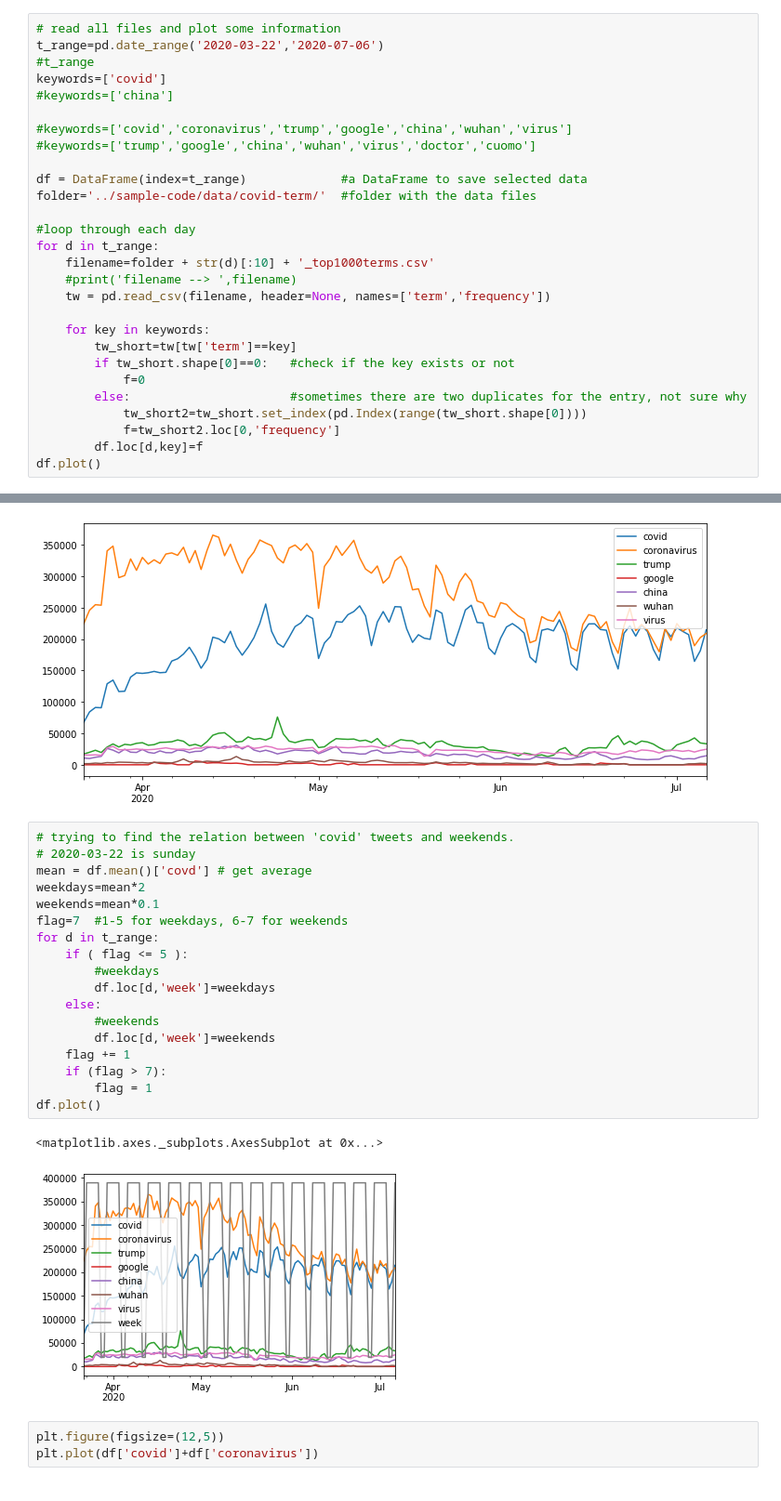
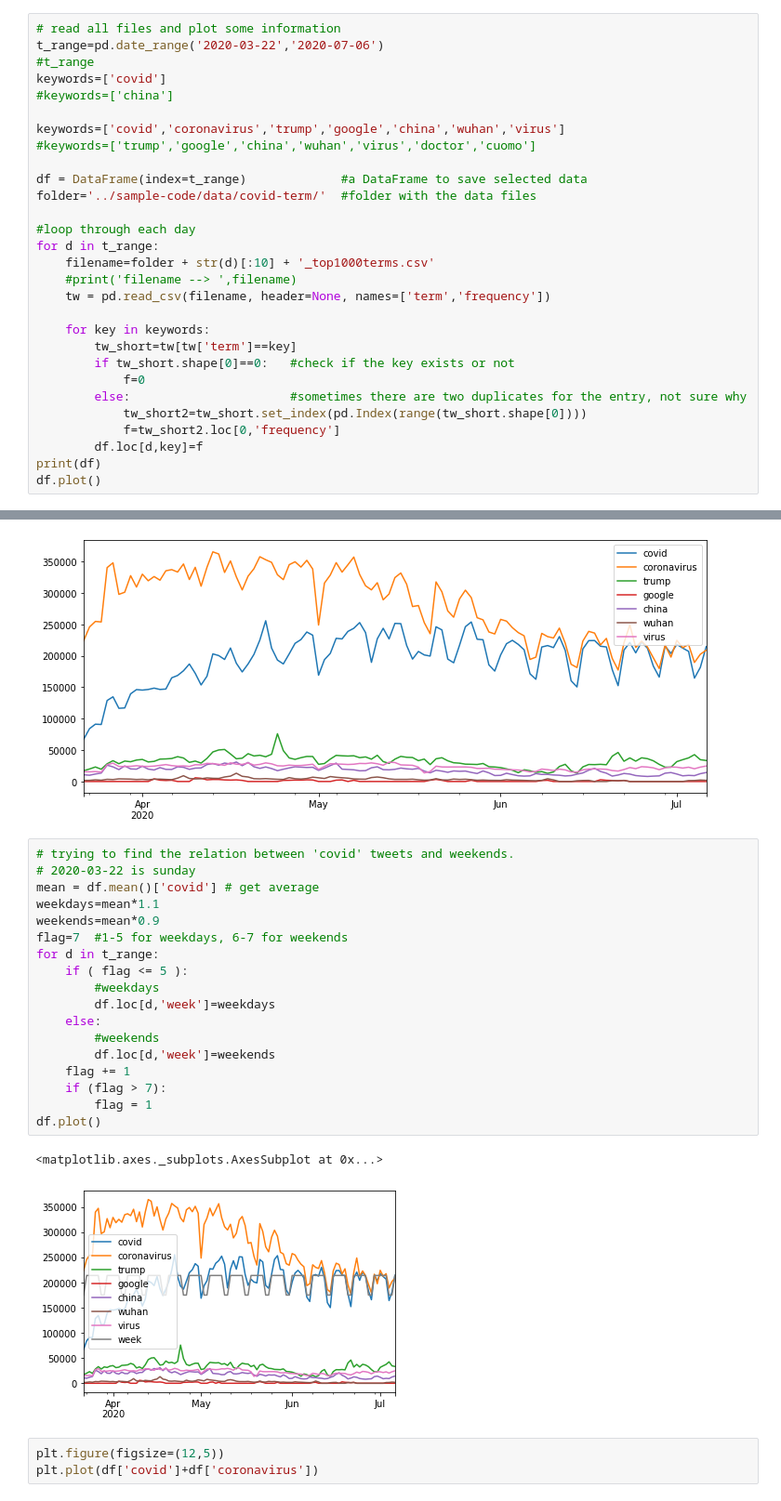
Before and after one commit to WeileiZeng/programming-camp, a Jupyter notebook: data-science/slides/s9-project.ipynb, the cells around one changed output, grey strips where cells are left out. Shown at 93% size. Cells and saved outputs as stored; diff of their text form.

```diff
--- a/data-science/slides/s9-project.ipynb
+++ b/data-science/slides/s9-project.ipynb
@@ -47,7 +48,7 @@ t_range=pd.date_range('2020-03-22','2020-07-06')
 keywords=['covid']
 #keywords=['china']
 
-#keywords=['covid','coronavirus','trump','google','china','wuhan','virus']
+keywords=['covid','coronavirus','trump','google','china','wuhan','virus']
 #keywords=['trump','google','china','wuhan','virus','doctor','cuomo']
 
 df = DataFrame(index=t_range)             #a DataFrame to save selected data
@@ -67,5 +68,6 @@ for d in t_range:
             tw_short2=tw_short.set_index(pd.Index(range(tw_short.shape[0])))
             f=tw_short2.loc[0,'frequency']
         df.loc[d,key]=f
+print(df)
 df.plot()
 # %% [output]
@@ -109,24 +125,24 @@ df=term_plot(keywords)
 # %%
 # trying to find the relation between 'covid' tweets and weekends.
 # 2020-03-22 is sunday
-mean = df.mean()['covd'] # get average
-weekdays=mean*2
-weekends=mean*0.1
+mean = df.mean()['covid'] # get average
+weekdays=mean*1.1
+weekends=mean*0.9
 flag=7  #1-5 for weekdays, 6-7 for weekends
 for d in t_range:
     if ( flag <= 5 ):
         #weekdays
         df.loc[d,'week']=weekdays
     else:
         #weekends
         df.loc[d,'week']=weekends
     flag += 1
     if (flag > 7):
         flag = 1
 df.plot()
 # %% [output]
 <matplotlib.axes._subplots.AxesSubplot at 0x...>
-[figure, old version]
+[figure, new version]
 # %%
 plt.figure(figsize=(12,5))
 plt.plot(df['covid']+df['coronavirus'])
```
Also changed, not shown: parts of 4 cells of this notebook, 4 other files.
